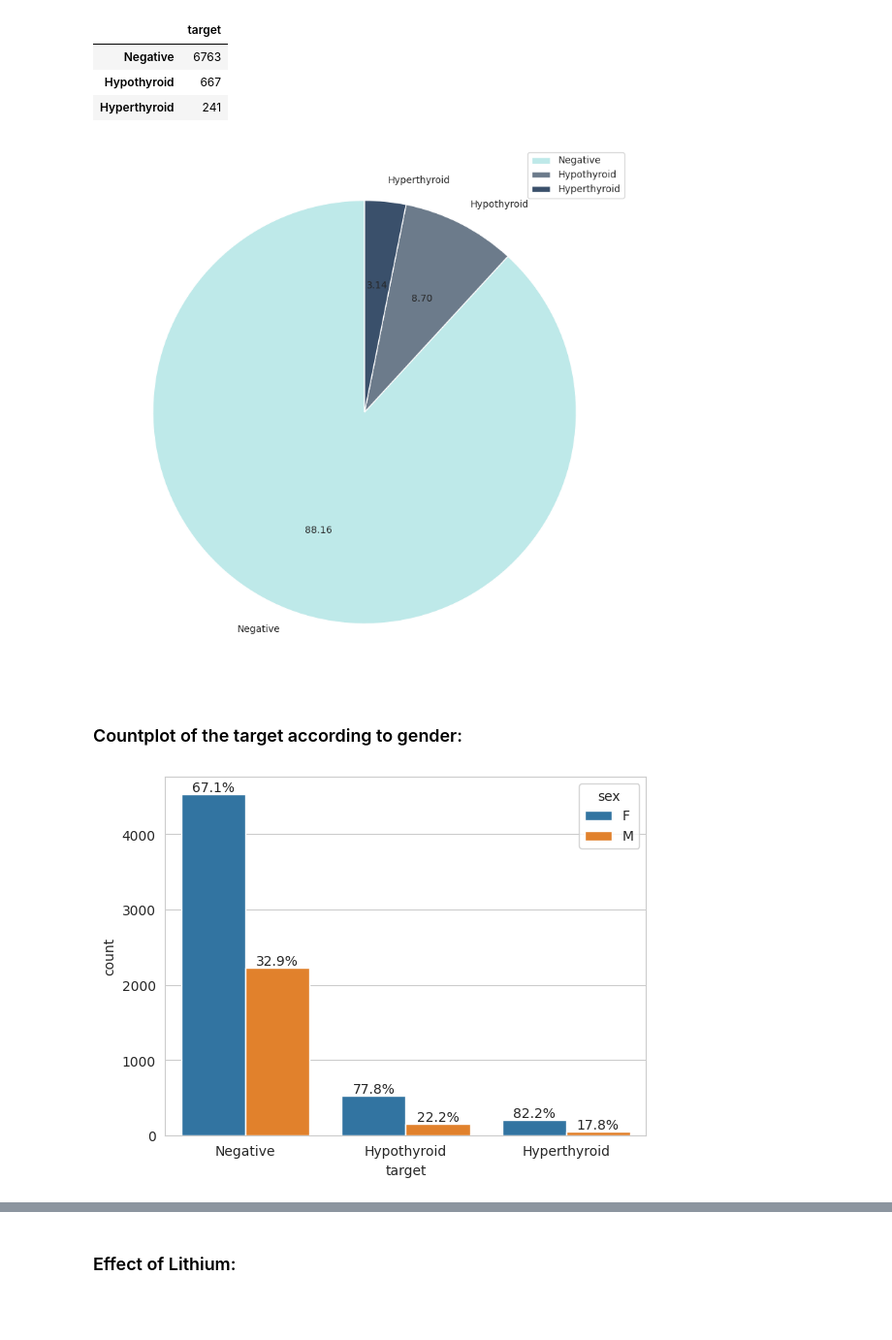
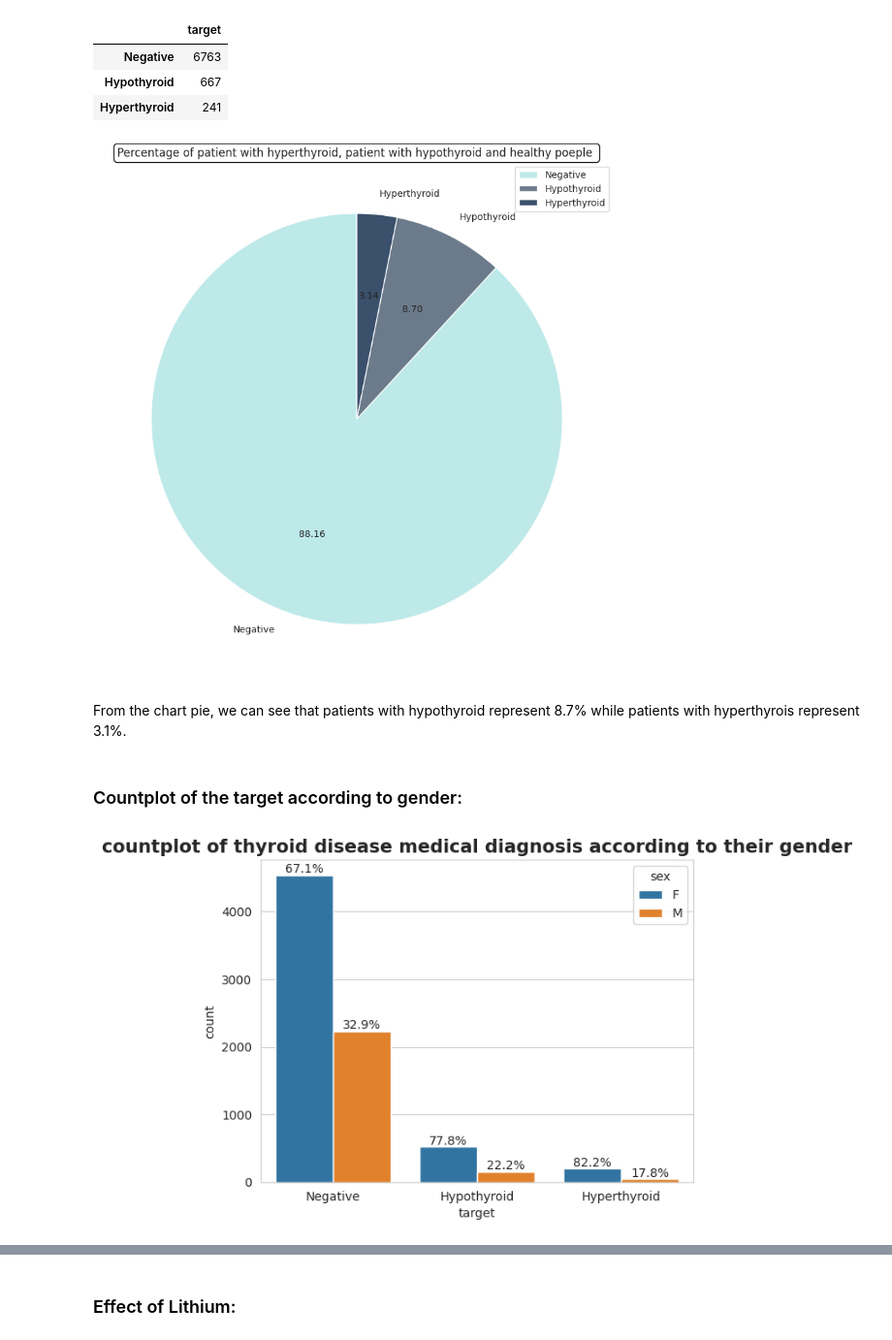
Before and after one commit to AsmaBenHmidene/Thyroid-disease-medical-diagnosis-prediction, a Jupyter notebook: Clean_and_explore_dataset.ipynb, the cells around one changed output, grey strips where cells are left out. Shown at 97% size. Cells and saved outputs as stored; diff of their text form; code cells hidden in the pictures; blank space fills up the shorter version.

```diff
--- a/Clean_and_explore_dataset.ipynb
+++ b/Clean_and_explore_dataset.ipynb
@@ -285,0 +282,3 @@ There are missing value in TSH , T3, TT4, T4U, FTI and TBG. All of them are nume
+# %%
+df.drop(['TBG'], axis=1, inplace=True)
+df.head()
@@ -375,3 +374,0 @@ The distribution is normal, therefore the missing value will be imputed with the
-# %%
-df['TBG'].fillna(df['TBG'].mean(), inplace = True)
-df['TBG'].isna().sum()
@@ -609,11 +617,11 @@ n = 1
 
 plt.figure(figsize=[12, 14])
 
-total = float(len(df))
+total = float(len(sick_df))
 
 for f in features:
     plt.subplot(3, 2, n)
-    ax = sns.countplot(x=f, edgecolor='black', alpha=0.8, data=df)
+    ax = sns.countplot(x=f, edgecolor='black', alpha=0.8, data=sick_df)
     sns.despine()
     plt.title("Countplot of {} patient ".format(f))
     n=n+1
@@ -825,24 +841,29 @@ plt.pie(x=target_dist['target'],
         autopct='%.2f'
        );
 plt.legend();
+plt.title("Percentage of patient with hyperthyroid, patient with hypothyroid and healthy poeple ", bbox={'facecolor':'none', 'edgecolor':'black', 'boxstyle':'round', 'pad': 0.3})
+plt.show()
 # %% [output]
-[figure, old version]
+[figure, new version]
+# %% [markdown]
+From the chart pie, we can see that patients with hypothyroid represent 8.7% while patients with hyperthyrois represent 3.1%.
 # %% [markdown]
 ### Countplot of the target according to gender:
 # %%
 feat = 'target'
 hue = 'sex'
 hue_type = df[hue].dtype.type
 
 groups = df[feat].unique()
 proportions = df.groupby(feat)[hue].value_counts(normalize=True)
 
 
 ax = sns.countplot(x=feat, hue=hue, data=df)
+ax.set_title (f'countplot of thyroid disease medical diagnosis according to their gender', fontsize = 15, fontweight = 'bold')
 
 for c in ax.containers:
     labels = [f'{proportions.loc[g, hue_type(c.get_label())]:.1%}' for g in groups]
 
     ax.bar_label(c, labels)
 # %% [output]
-[figure, old version]
+[figure, new version]
```
Also changed, not shown: parts of 34 cells of this notebook.
